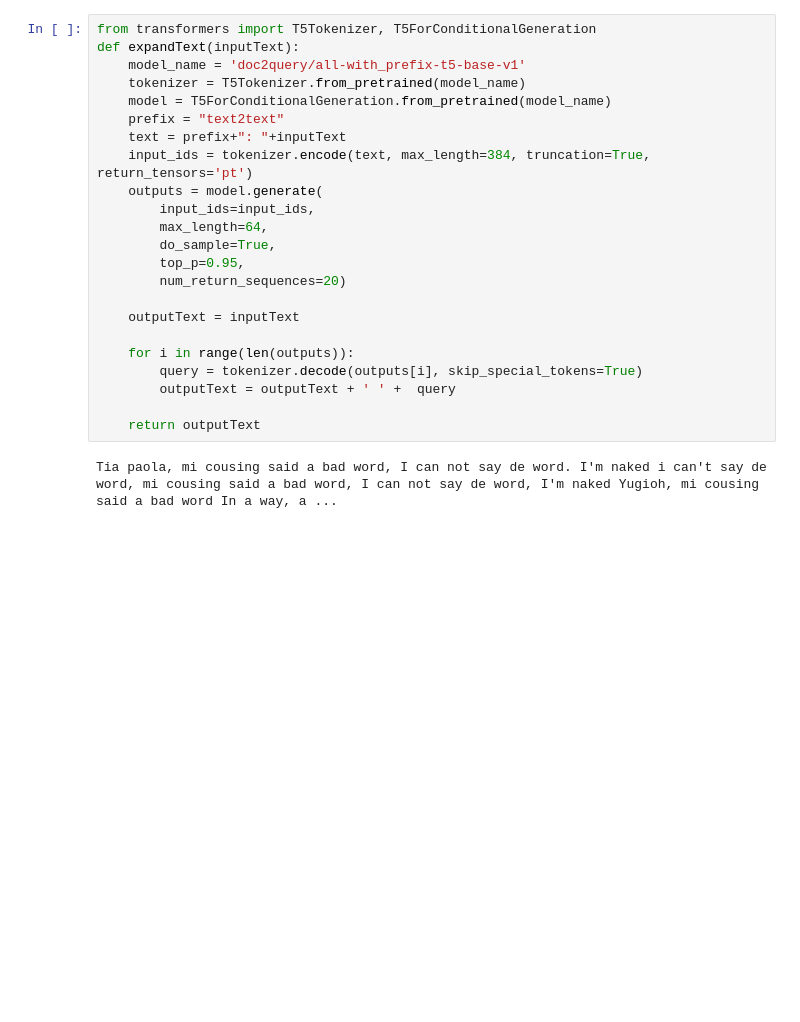
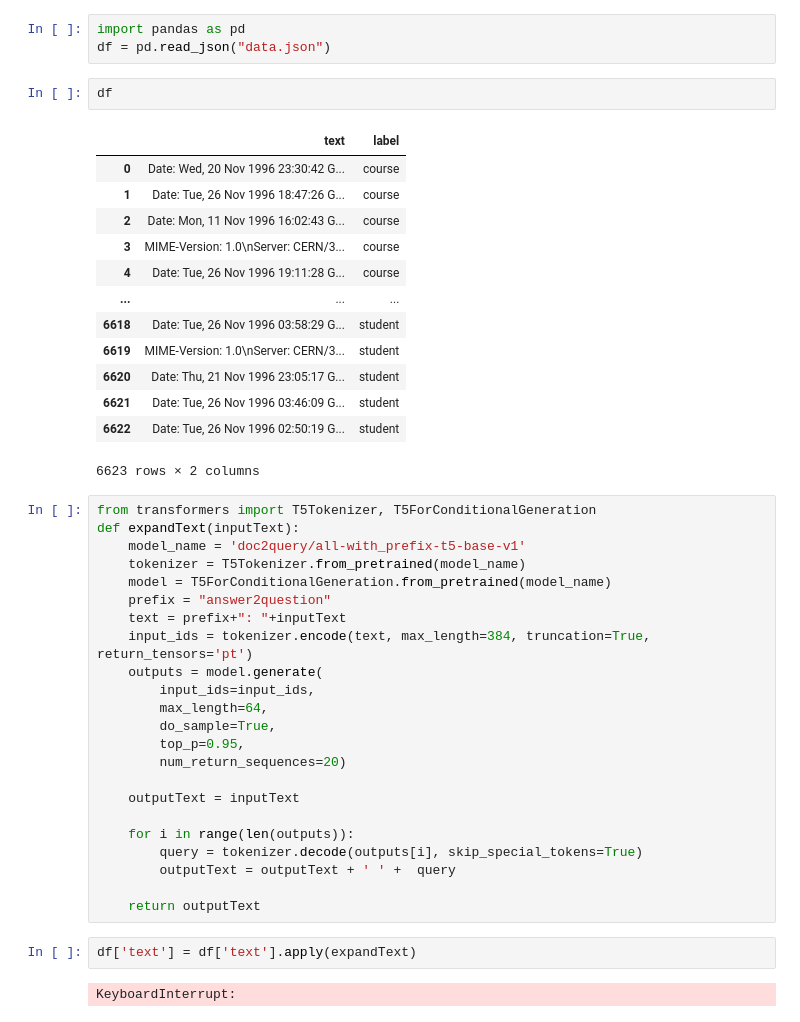
Before and after one commit to NoelFabello/web-classification-model, a Jupyter notebook: documentExpansion.ipynb, the cells around one changed output. Drawn from its saved outputs; the diff is of its cells as text; blank space fills up the shorter version.

```diff
--- a/documentExpansion.ipynb
+++ b/documentExpansion.ipynb
@@ -1,10 +1,29 @@
+# %%
+import pandas as pd
+df = pd.read_json("data.json")
+# %%
+df
+# %% [output]
+|  | text | label |
+| 0 | Date: Wed, 20 Nov 1996 23:30:42 G... | course |
+| 1 | Date: Tue, 26 Nov 1996 18:47:26 G... | course |
+| 2 | Date: Mon, 11 Nov 1996 16:02:43 G... | course |
+| 3 | MIME-Version: 1.0\nServer: CERN/3... | course |
+| 4 | Date: Tue, 26 Nov 1996 19:11:28 G... | course |
+| ... | ... | ... |
+| 6618 | Date: Tue, 26 Nov 1996 03:58:29 G... | student |
+| 6619 | MIME-Version: 1.0\nServer: CERN/3... | student |
+| 6620 | Date: Thu, 21 Nov 1996 23:05:17 G... | student |
+| 6621 | Date: Tue, 26 Nov 1996 03:46:09 G... | student |
+| 6622 | Date: Tue, 26 Nov 1996 02:50:19 G... | student |
+6623 rows × 2 columns
 # %%
 from transformers import T5Tokenizer, T5ForConditionalGeneration
 def expandText(inputText):
     model_name = 'doc2query/all-with_prefix-t5-base-v1'
     tokenizer = T5Tokenizer.from_pretrained(model_name)
     model = T5ForConditionalGeneration.from_pretrained(model_name)
-    prefix = "text2text"
+    prefix = "answer2question"
     text = prefix+": "+inputText
     input_ids = tokenizer.encode(text, max_length=384, truncation=True, return_tensors='pt')
     outputs = model.generate(
@@ -21,5 +40,7 @@ def expandText(inputText):
         outputText = outputText + ' ' +  query
 
     return outputText
-# %% [output]
-Tia paola, mi cousing said a bad word, I can not say de word. I'm naked i can't say de word, mi cousing said a bad word, I can not say de word, I'm naked Yugioh, mi cousing said a bad word In a way, a ...
+# %%
+df['text'] = df['text'].apply(expandText)
+# %% [output]
+KeyboardInterrupt:
```
Also changed, not shown: parts of 3 cells of this notebook, 4 other files.
